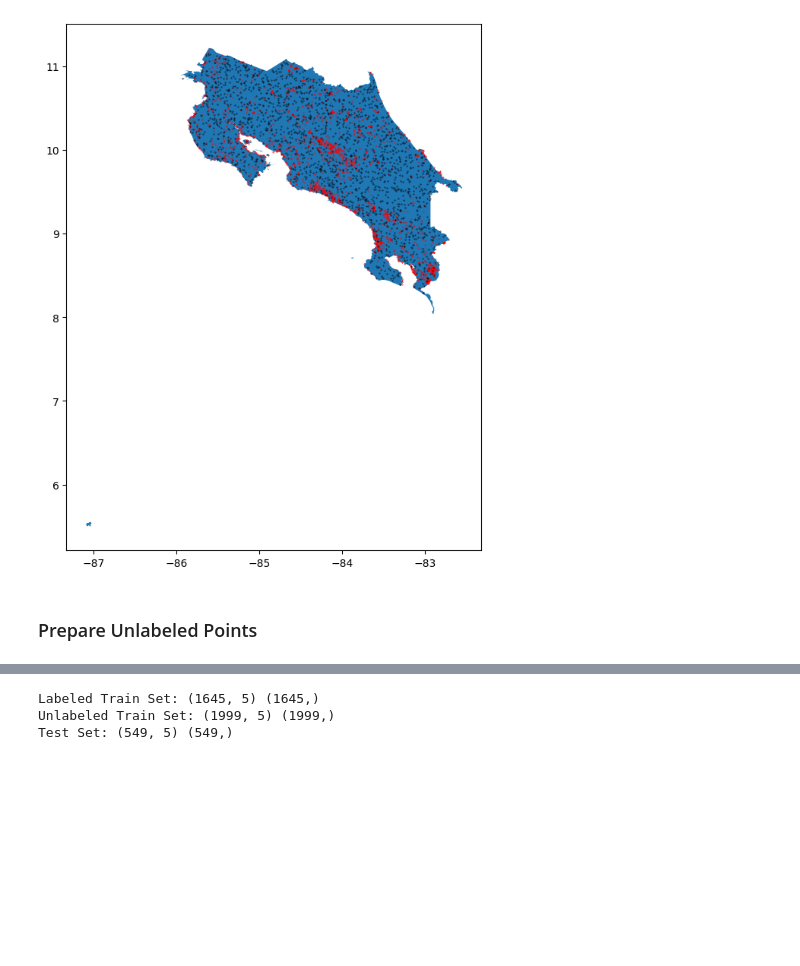
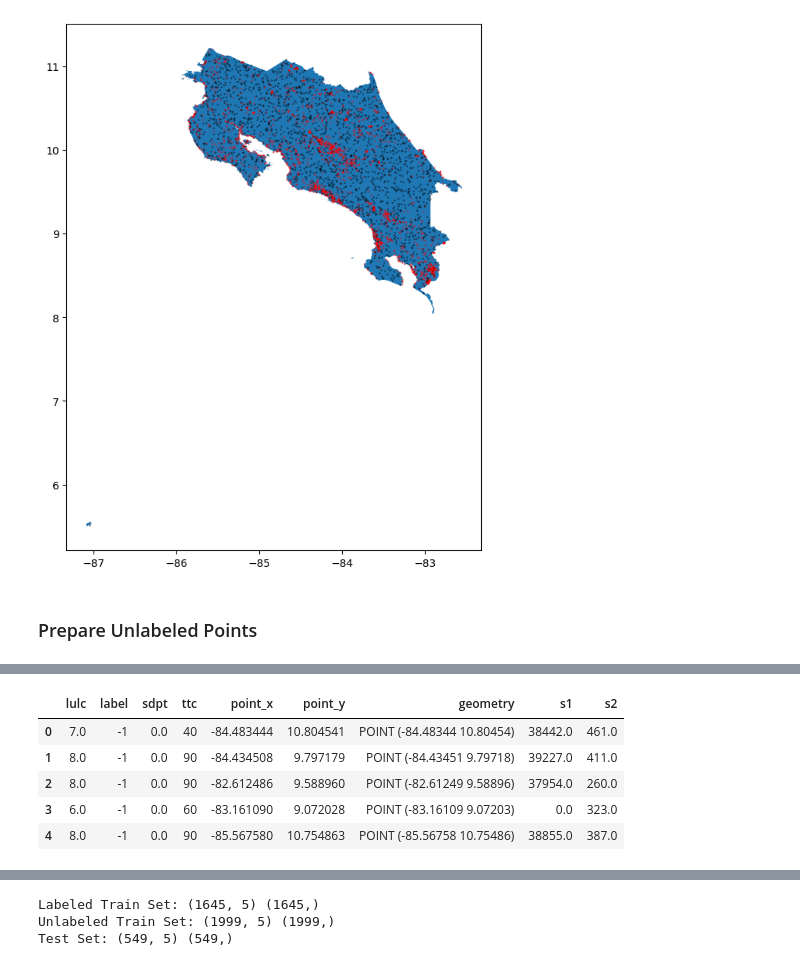
Before and after one commit to wri/plantation_classifier, a Jupyter notebook: notebooks/label_propagation.ipynb, the cells around one changed output, grey strips where cells are left out. Cells and saved outputs as stored; diff of their text form; code cells hidden in the pictures; blank space fills up the shorter version.

```diff
--- a/notebooks/label_propagation.ipynb
+++ b/notebooks/label_propagation.ipynb
@@ -41,0 +166,3 @@ unlabeled = gpd.read_file('../data/testing/output_unlabelledPts.shp')
+# %%
+s1 = rs.open(f'{folder}/costa_rica/costa_ricas1_clipped.tif')
+s2 = rs.open(f'{folder}/costa_rica/costa_ricas2_clipped.tif')
@@ -180,0 +323,15 @@ unlabeled_df.head()
+# %%
+## extract Sentinel-1 and Sentinel-2 values for labeled and unlabeled data
+unlab_df['s1'] = pd.Series(extract_raster_values(s1, unlabeled), dtype=np.float32)
+label_df['s1'] = extract_raster_values(s1, labeled)
+unlab_df['s2'] = pd.Series(extract_raster_values(s2, unlabeled), dtype=np.float32)
+label_df['s2'] = extract_raster_values(s2, labeled)
+# %%
+unlab_df.head()
+# %% [output]
+|  | lulc | label | sdpt | ttc | point_x | point_y | geometry | s1 | s2 |
+| 0 | 7.0 | -1 | 0.0 | 40 | -84.483444 | 10.804541 | POINT (-84.48344 10.80454) | 38442.0 | 461.0 |
+| 1 | 8.0 | -1 | 0.0 | 90 | -84.434508 | 9.797179 | POINT (-84.43451 9.79718) | 39227.0 | 411.0 |
+| 2 | 8.0 | -1 | 0.0 | 90 | -82.612486 | 9.588960 | POINT (-82.61249 9.58896) | 37954.0 | 260.0 |
+| 3 | 6.0 | -1 | 0.0 | 60 | -83.161090 | 9.072028 | POINT (-83.16109 9.07203) | 0.0 | 323.0 |
+| 4 | 8.0 | -1 | 0.0 | 90 | -85.567580 | 10.754863 | POINT (-85.56758 10.75486) | 38855.0 | 387.0 |
```
Also changed, not shown: parts of 52 cells of this notebook.
